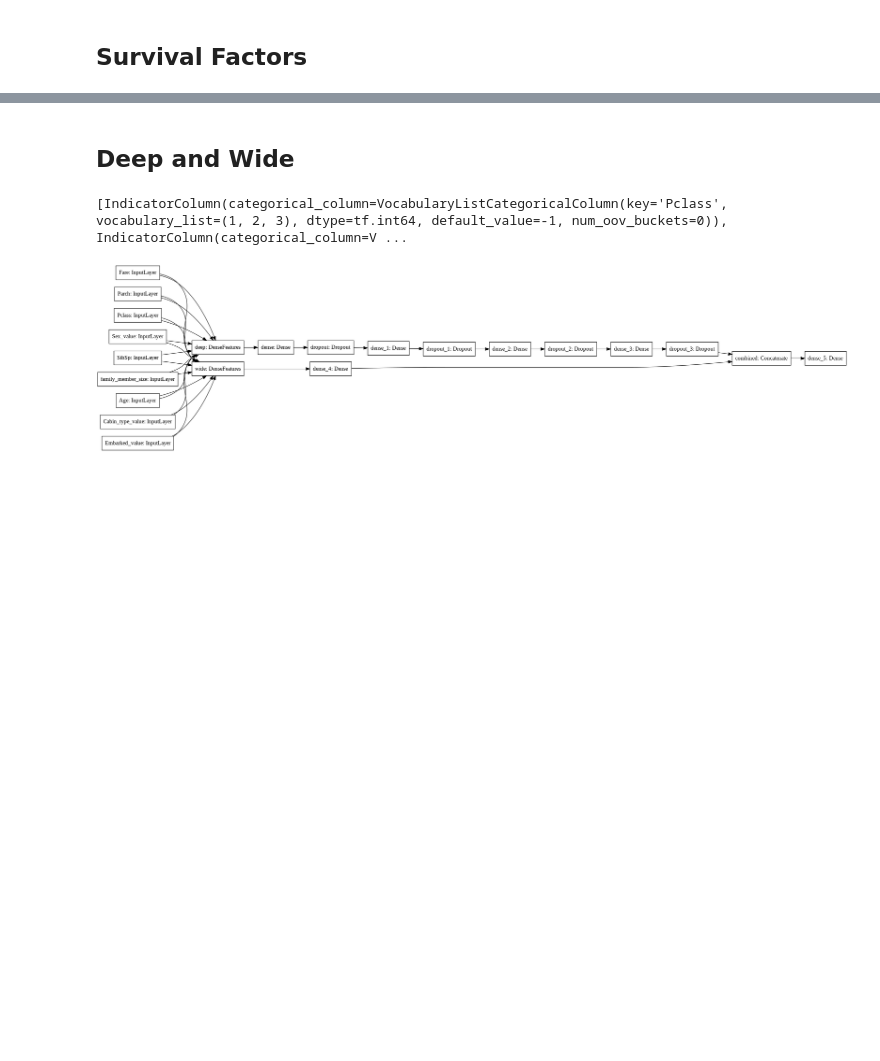
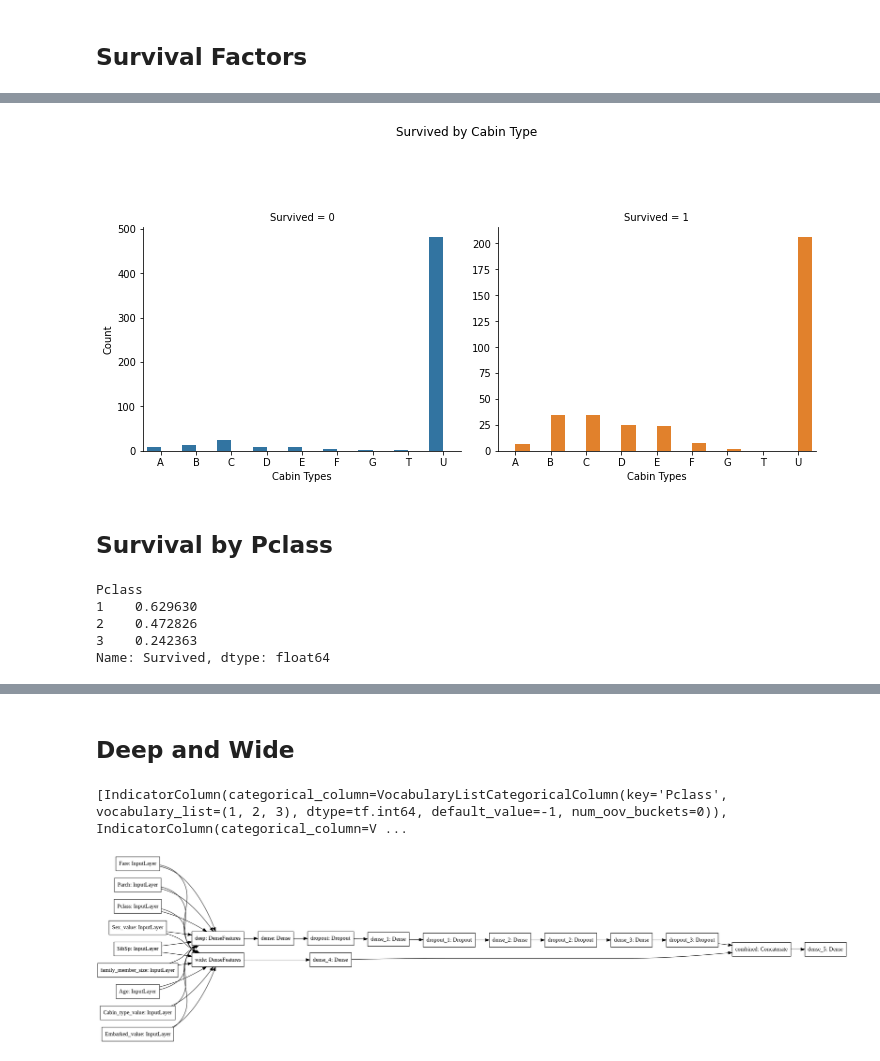
Before and after one commit to Codeblockz/Data-Science-Self-Projects, a Jupyter notebook: Kaggle_Titanic_challege/Titanic_Challenge.ipynb, the cells around one changed output, grey strips where cells are left out. Drawn from its saved outputs; the diff is of its cells as text; code cells hidden in the pictures; blank space fills up the shorter version.

```diff
--- a/Kaggle_Titanic_challege/Titanic_Challenge.ipynb
+++ b/Kaggle_Titanic_challege/Titanic_Challenge.ipynb
@@ -346,0 +382,19 @@ test_DNN = test[['Pclass', 'Age', 'Parch', 'Fare', 'Sex_value', 'Cabin_type_valu
+# %%
+cabin_type_plot= sns.catplot(x="Cabin_type", hue="Survived", col="Survived", data=train, kind="count", sharey=False)
+cabin_type_plot.fig.subplots_adjust(top=0.7)
+cabin_type_plot.fig.suptitle("Survived by Cabin Type")
+cabin_type_plot.set_xlabels("Cabin Types")
+cabin_type_plot.set_ylabels("Count")
+plt.show()
+# %% [output]
+[figure, added]
+# %% [markdown]
+## Survival by Pclass
+# %%
+train.groupby("Pclass")["Survived"].mean()
+# %% [output]
+Pclass
+1    0.629630
+2    0.472826
+3    0.242363
+Name: Survived, dtype: float64
```
Also changed, not shown: parts of 35 cells of this notebook.
